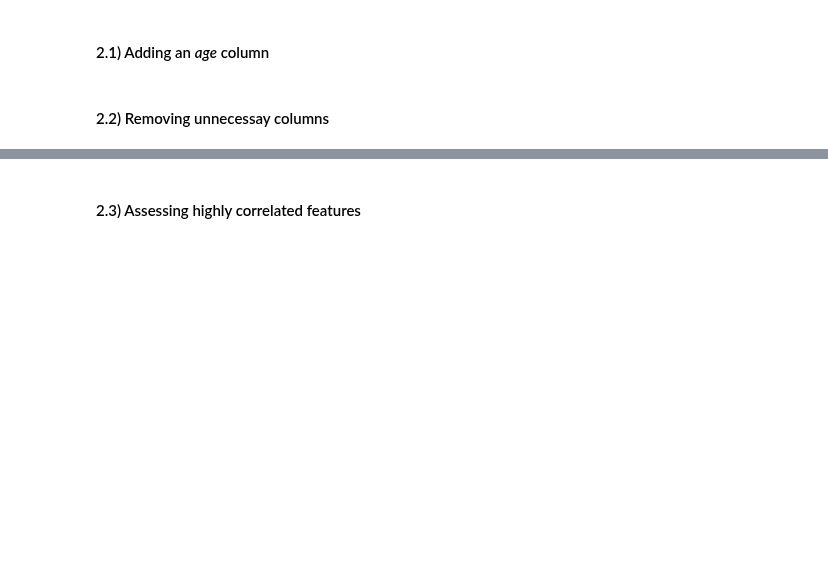
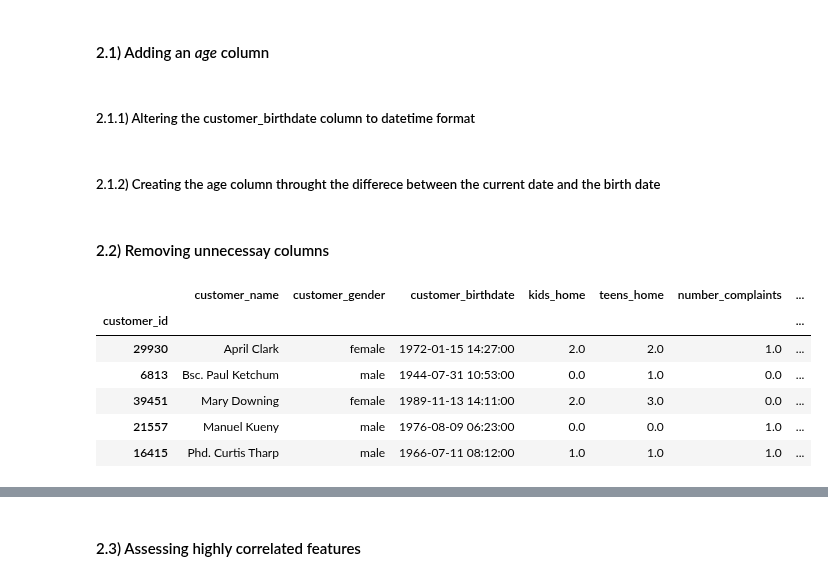
Before and after one commit to tiagocrz/ML-II-Customer-Segmentation, a Jupyter notebook: Notebooks/Preprocessing.ipynb, the cells around one changed output, grey strips where cells are left out. Drawn from its saved outputs; the diff is of its cells as text; code cells hidden in the pictures; blank space fills up the shorter version.

```diff
--- a/Notebooks/Preprocessing.ipynb
+++ b/Notebooks/Preprocessing.ipynb
@@ -99,5 +99,24 @@ Because the datasets are rather small and mostly numerical, we don't see the nee
 ### 2. Feature Adjustments
 # %% [markdown]
 #### 2.1) Adding an *age* column
+# %% [markdown]
+##### 2.1.1) Altering the customer_birthdate column to datetime format
+# %%
+customer_info["customer_birthdate"] = pd.to_datetime(customer_info["customer_birthdate"], format="%m/%d/%Y %I:%M %p")
+# %% [markdown]
+##### 2.1.2) Creating the age column throught the differece between the current date and the birth date
+# %%
+today = datetime.now()
+customer_info["age"] = customer_info["customer_birthdate"].apply(lambda x: today.year - x.year - ((today.month, today.day) < (x.month, x.day))) # works because True = 1 and False = 0
 # %% [markdown]
 #### 2.2) Removing unnecessay columns
+# %%
+customer_info.head()
+# %% [output]
+|  | customer_name | customer_gender | customer_birthdate | kids_home | teens_home | number_complaints | ... |
+| customer_id |  |  |  |  |  |  | ... |
+| 29930 | April Clark | female | 1972-01-15 14:27:00 | 2.0 | 2.0 | 1.0 | ... |
+| 6813 | Bsc. Paul Ketchum | male | 1944-07-31 10:53:00 | 0.0 | 1.0 | 0.0 | ... |
+| 39451 | Mary Downing | female | 1989-11-13 14:11:00 | 2.0 | 3.0 | 0.0 | ... |
+| 21557 | Manuel Kueny | male | 1976-08-09 06:23:00 | 0.0 | 0.0 | 1.0 | ... |
+| 16415 | Phd. Curtis Tharp | male | 1966-07-11 08:12:00 | 1.0 | 1.0 | 1.0 | ... |
```
Also changed, not shown: parts of 10 cells of this notebook.
